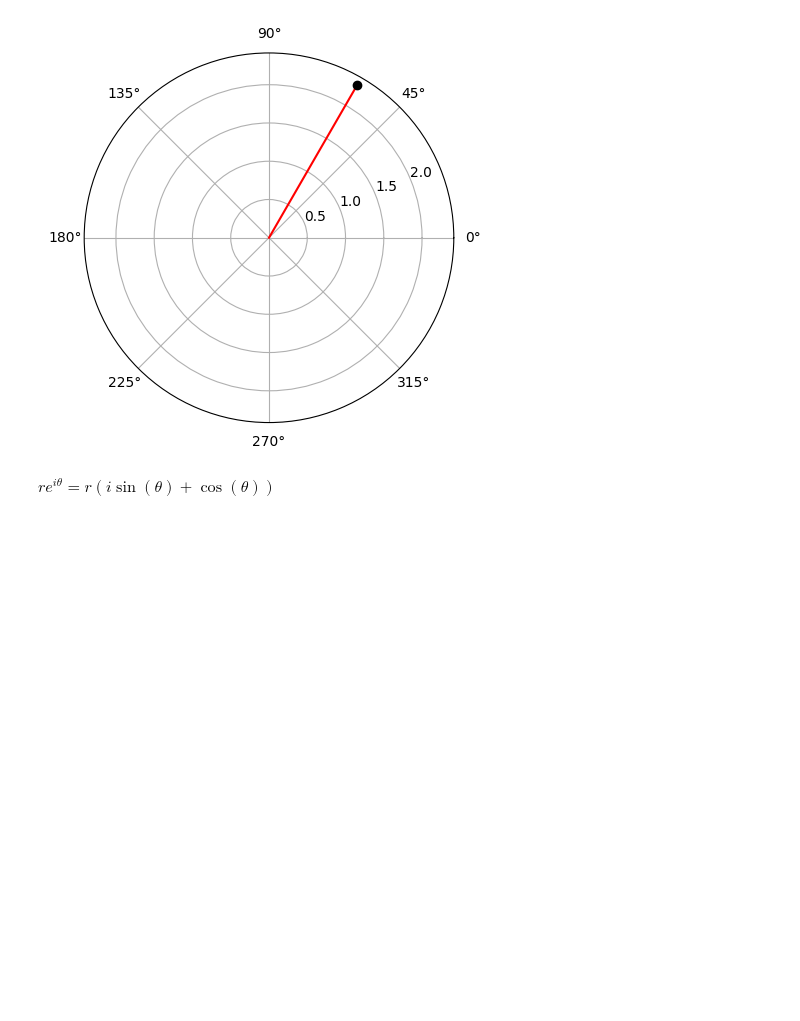
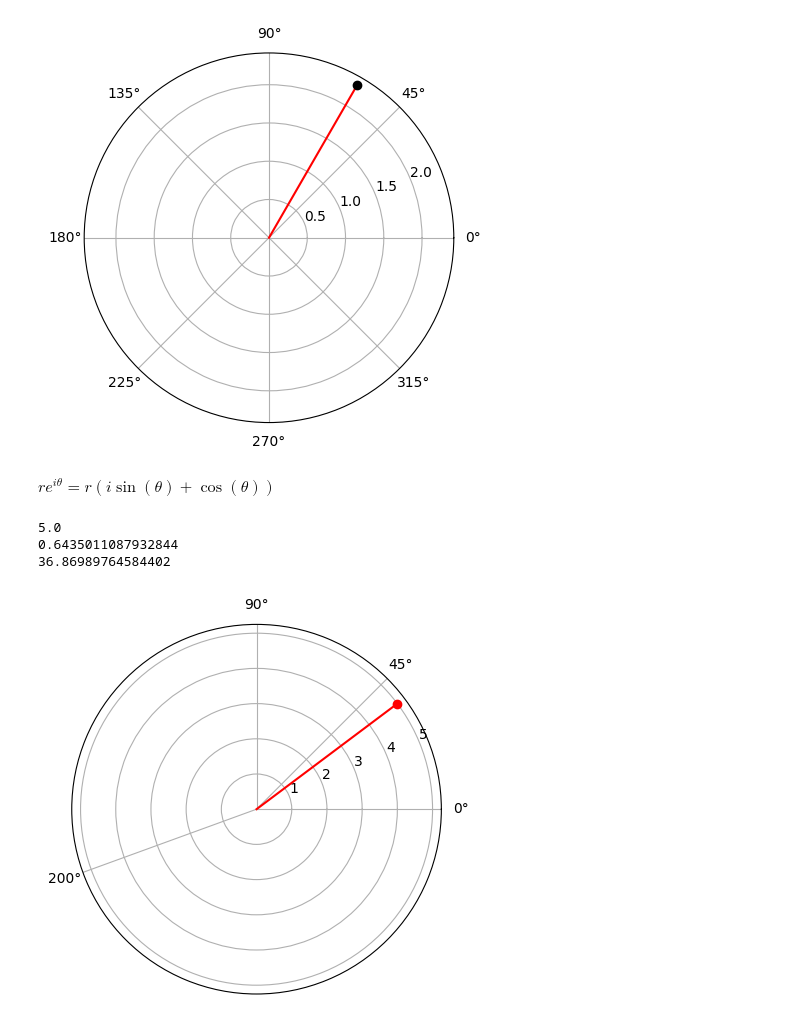
Before and after one commit to lifedesigner88/251117_MathForPython, a Jupyter notebook: A01_Masteer_Math_By_Coding_in_Python/B08_Graphing_Conic_Sections/C98_Euler's_formula.ipynb, the cells around one changed output. Cells and saved outputs as stored; diff of their text form; code cells hidden in the pictures; blank space fills up the shorter version.

```diff
--- a/A01_Masteer_Math_By_Coding_in_Python/B08_Graphing_Conic_Sections/C98_Euler's_formula.ipynb
+++ b/A01_Masteer_Math_By_Coding_in_Python/B08_Graphing_Conic_Sections/C98_Euler's_formula.ipynb
@@ -30,3 +30,27 @@ display(Eq(lhs, rhs))
 (1.1500000000000001+1.9918584287042087j)
 [figure]
 $\displaystyle r e^{i \theta} = r \left(i \sin{\left(\theta \right)} + \cos{\left(\theta \right)}\right)$
+# %%
+from matplotlib.pyplot import *
+from numpy import linspace, sin, cos, pi, abs, arctan2, rad2deg
+
+cospart = 3
+sinpart = 4
+
+complex_input = cospart + sinpart*1j
+r = abs(complex_input)
+ang = arctan2(complex_input.real, complex_input.imag)
+
+print(r)
+print(ang)
+print(rad2deg(ang))
+
+polar(ang, r, 'ro')
+polar([0, ang], [0, r], 'r')
+thetagrids([0, 45, 90, 200])
+show()
+# %% [output]
+5.0
+0.6435011087932844
+36.86989764584402
+[figure, added]
```
Also changed, not shown: parts of 3 cells of this notebook.
